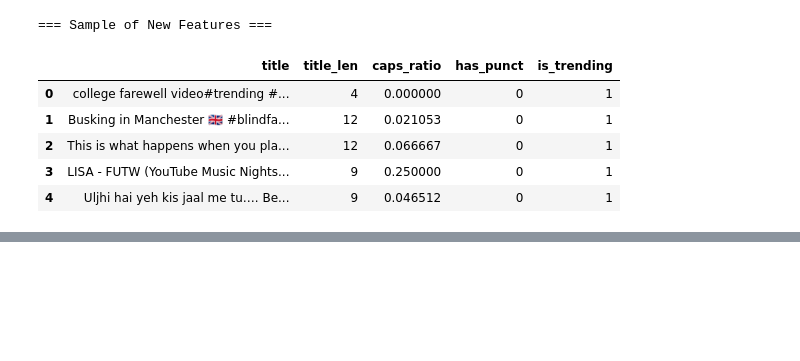
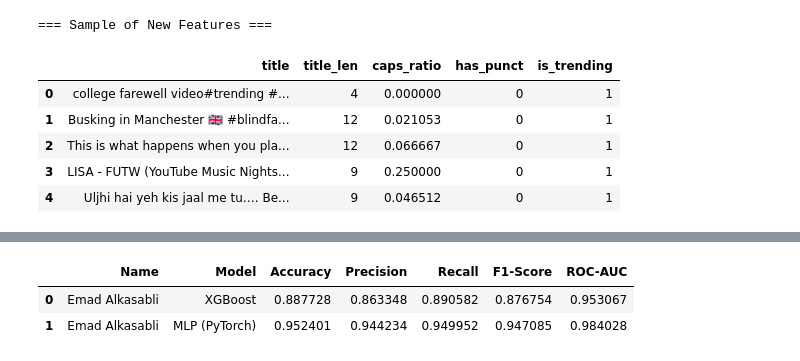
Before and after one commit to SE-ABOSALIM/YT-Vids_Trending-Prediction, a Jupyter notebook: Jupyter_Final/22040301003_EmadAlkasabli.ipynb, the cells around one changed output, grey strips where cells are left out. Saved outputs shown, nothing was run; the diff lists cells and outputs as text; code cells hidden in the pictures; blank space fills up the shorter version.

Commit message:
Fixed changes in Emad file

```diff
--- a/Jupyter_Final/22040301003_EmadAlkasabli.ipynb
+++ b/Jupyter_Final/22040301003_EmadAlkasabli.ipynb
@@ -338,0 +320,23 @@ MLP Probability    : 21.78%
+# %%
+results = []
+
+def evaluate_model(name, y_true, y_pred, y_prob):
+    results.append({
+        "Name": "Emad Alkasabli",
+        "Model": name,
+        "Accuracy": accuracy_score(y_true, y_pred),
+        "Precision": precision_score(y_true, y_pred),
+        "Recall": recall_score(y_true, y_pred),
+        "F1-Score": f1_score(y_true, y_pred),
+        "ROC-AUC": roc_auc_score(y_true, y_prob)
+    })
+
+evaluate_model("XGBoost", y_test, y_pred_xgb, y_prob_xgb)
+evaluate_model("MLP (PyTorch)", y_test, preds_mlp, probs_mlp)
+
+df_results = pd.DataFrame(results)
+df_results
+# %% [output]
+|  | Name | Model | Accuracy | Precision | Recall | F1-Score | ROC-AUC |
+| 0 | Emad Alkasabli | XGBoost | 0.887728 | 0.863348 | 0.890582 | 0.876754 | 0.953067 |
+| 1 | Emad Alkasabli | MLP (PyTorch) | 0.952401 | 0.944234 | 0.949952 | 0.947085 | 0.984028 |
```
Also changed, not shown: parts of 8 cells of this notebook.
